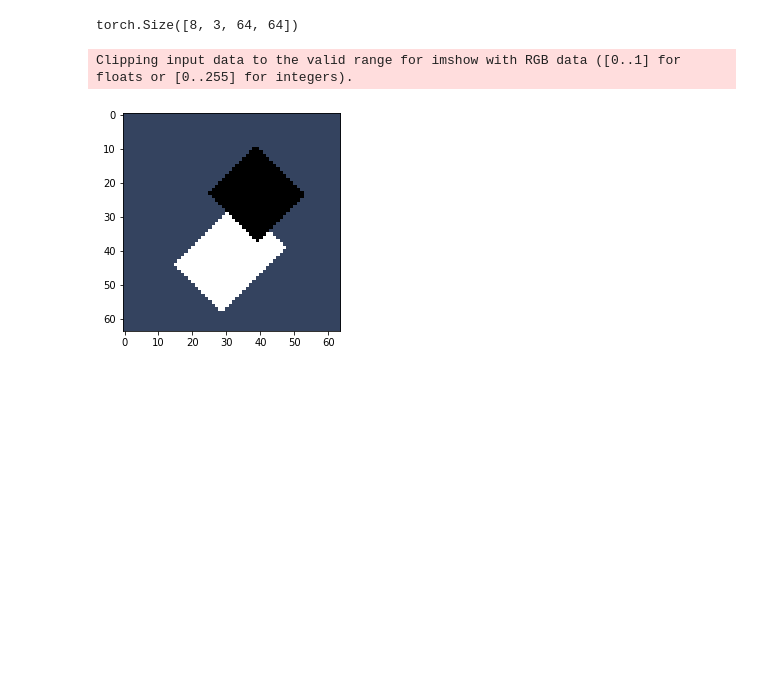
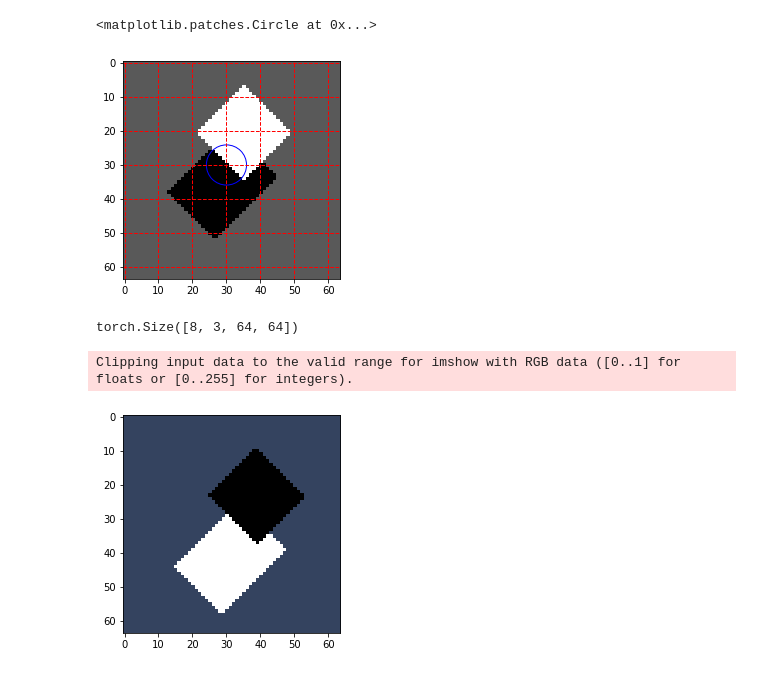
Before and after one commit to burnhamdr/AlexNet-Border-Ownership, a Jupyter notebook: BorderOwnershipNotebook.ipynb, the cells around one changed output. Drawn from its saved outputs; the diff is of its cells as text; code cells hidden in the pictures; blank space fills up the shorter version.

```diff
--- a/BorderOwnershipNotebook.ipynb
+++ b/BorderOwnershipNotebook.ipynb
@@ -293,3 +373,23 @@ def create_stim_set(RF_x, RF_y, xn, yn, size, angle, bgval = 0.35,
+# %%
+#Global constants
+xn = 64
+yn = 64
+size = 20.0
+angle = np.pi/4
+
+RF_x = 30#where to center the border of interest x coord
+RF_y = 30#where to center the border of interest y coord
+
+stimuli = create_stim_set(RF_x, RF_y, xn, yn, size, angle)
+diam = size - hypotenuse_dist*np.sin(overlap_degree)
+im = plt.imshow(stimuli[7], cmap='gray', vmin=0, vmax=1);
+ax = plt.gca();
+ax.grid(color='r', linestyle='--', linewidth=1)
+circ = Circle((RF_x,RF_y),diam/2, ec='b',fill=False)
+ax.add_patch(circ)
+# %% [output]
+<matplotlib.patches.Circle at 0x...>
+[figure, added]
 # %%
 #  Create a set of stimuli and convert to torch tensor format.
 #  This will be a 4D array with the following dimensions: [nstim, 3, xn, yn]
```
Also changed, not shown: parts of 14 cells of this notebook.
